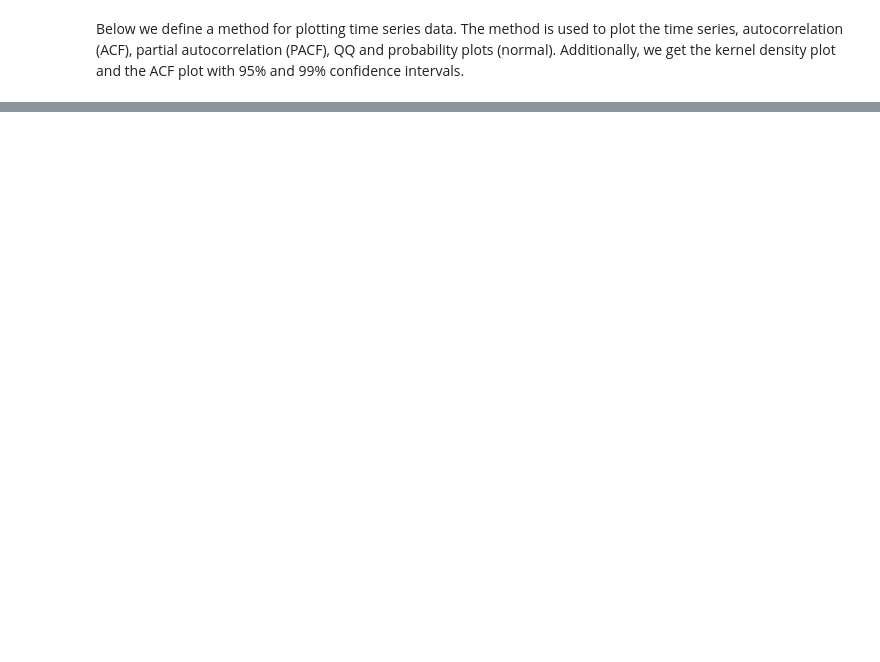
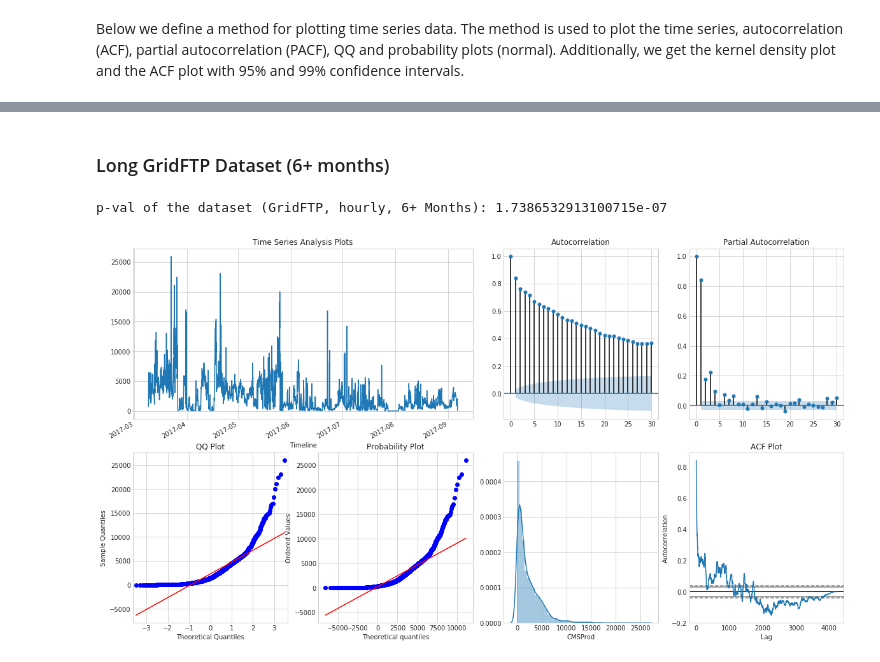
Before and after one commit to deepaknadig/predictive-ts-analysis, a Jupyter notebook: notebooks/exploratory-analysis.ipynb, the cells around one changed output, grey strips where cells are left out. Cells and saved outputs as stored; diff of their text form; code cells hidden in the pictures; blank space fills up the shorter version.

```diff
--- a/notebooks/exploratory-analysis.ipynb
+++ b/notebooks/exploratory-analysis.ipynb
@@ -68,11 +124,13 @@ def plot_acfs(y, lags=None, style='seaborn-whitegrid'):
 # %%
-from locale import atof
-import datetime as dt
+raw_data_long = pd.read_csv("/home/dna/PycharmProjects/predictive-ts-analysis/data/ds2-6months-hourly.csv")
+data_long = raw_data_long.pivot(index='Timeline', columns='filters', values='Count')
+data_long = data_long.applymap(lambda x: float(x.split()[0].replace(',', '')))
+data_long = data_long.set_index(pd.DatetimeIndex(data_long.index))
 
 raw_data = pd.read_csv("/home/dna/PycharmProjects/predictive-ts-analysis/data/ds1-hourly.csv")
 data = raw_data.pivot(index='Timeline', columns='filters', values='Count')
 # data = data.applymap(lambda x: float(x.split()[0].replace(',', '')))
 data = data.set_index(pd.DatetimeIndex(data.index))
-print(data.head())
-print(data.shape)
+print("Dataframe dimensions: {}".format(data.shape))
+data.head()
 # %% [output]
@@ -91,0 +163,14 @@ plot_acfs(cmsprodSeries, lags=30)
+# %% [markdown]
+### Long GridFTP Dataset (6+ months)
+# %%
+# Extract CMS Production traffic connections for analysis.
+cmsprodSeries_long = data_long['CMSProd']
+adf_result_long = statstools.adfuller(cmsprodSeries_long, autolag='AIC')
+print('p-val of the dataset (GridFTP, hourly, 6+ Months):', adf_result_long[1])
+# High p-value indicates non-stationary series and low p-values indicate stationary series.
+# %% [output]
+p-val of the dataset (GridFTP, hourly, 6+ Months): 1.7386532913100715e-07
+# %%
+plot_acfs(cmsprodSeries_long, lags=30)
+# %% [output]
+[figure, added]
```
Also changed, not shown: parts of 45 cells of this notebook, 18 other files.
